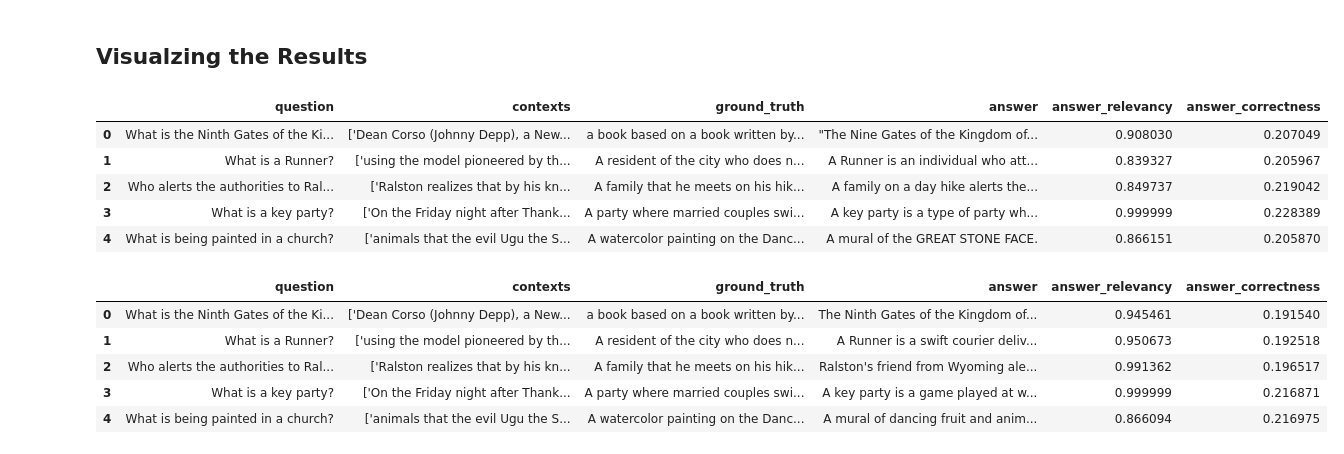
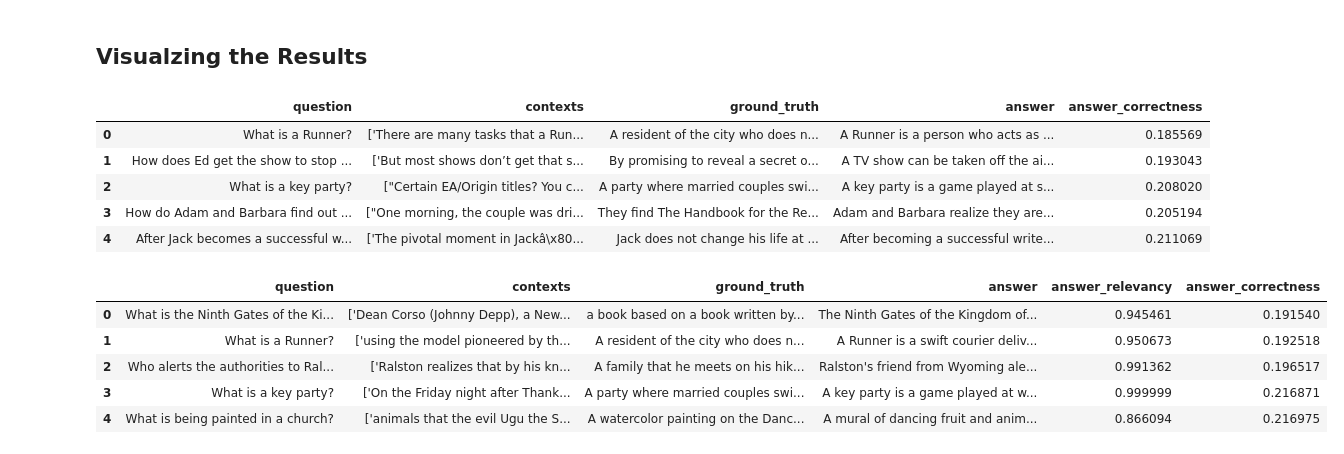
Before and after one commit to KremerML/RAGR2, a Jupyter notebook: notebooks/RAG_initial_exploration.ipynb, the cells around one changed output. Drawn from its saved outputs; the diff is of its cells as text; code cells hidden in the pictures.

```diff
--- a/notebooks/RAG_initial_exploration.ipynb
+++ b/notebooks/RAG_initial_exploration.ipynb
@@ -494,8 +494,10 @@ INFO:httpx:HTTP Request: POST https://api.openai.com/v1/chat/completions "HTTP/1
 # %% [markdown]
 ## Visualzing the Results
 # %%
-ragr2_results = pd.read_csv('../archive/ragas_eval/ragr_long_ans_500_ans_metrics.csv')
+import pandas as pd
+ragr2_results = pd.read_csv('../archive/ragas_eval/ragr_long_ans_500_with_context_ans_metrics.csv')
 original_rag_results = pd.read_csv('../archive/ragas_eval/RAG_long_ans_500_ans_metrics.csv')
+rarr_results = pd.read_csv('../archive/ragas_eval/RARR_long_ans_500_ans_metrics.csv')
 # ragas_answer_correctness = pd.read_csv('../archive/ragas_eval/ragr_ans_correctness_500.csv')
 # ragas_answer_correctness.drop(['contexts','ground_truth', 'answer'], axis=1, inplace=True)
 
@@ -507,14 +509,14 @@ original_rag_results = pd.read_csv('../archive/ragas_eval/RAG_long_ans_500_ans_m
 
 # ragas_results.to_csv('../archive/ragas_eval/all_ragr2_500_qaps.csv')
 # %%
-ragr2_results.head()
+rarr_results.head()
 # %% [output]
-|  | question | contexts | ground_truth | answer | answer_relevancy | answer_correctness |
-| 0 | What is the Ninth Gates of the Ki... | ['Dean Corso (Johnny Depp), a New... | a book based on a book written by... | "The Nine Gates of the Kingdom of... | 0.908030 | 0.207049 |
-| 1 | What is a Runner? | ['using the model pioneered by th... | A resident of the city who does n... | A Runner is an individual who att... | 0.839327 | 0.205967 |
-| 2 | Who alerts the authorities to Ral... | ['Ralston realizes that by his kn... | A family that he meets on his hik... | A family on a day hike alerts the... | 0.849737 | 0.219042 |
-| 3 | What is a key party? | ['On the Friday night after Thank... | A party where married couples swi... | A key party is a type of party wh... | 0.999999 | 0.228389 |
-| 4 | What is being painted in a church? | ['animals that the evil Ugu the S... | A watercolor painting on the Danc... | A mural of the GREAT STONE FACE. | 0.866151 | 0.205870 |
+|  | question | contexts | ground_truth | answer | answer_correctness |
+| 0 | What is a Runner? | ['There are many tasks that a Run... | A resident of the city who does n... | A Runner is a person who acts as ... | 0.185569 |
+| 1 | How does Ed get the show to stop ... | ['But most shows don’t get that s... | By promising to reveal a secret o... | A TV show can be taken off the ai... | 0.193043 |
+| 2 | What is a key party? | ["Certain EA/Origin titles? You c... | A party where married couples swi... | A key party is a game played at s... | 0.208020 |
+| 3 | How do Adam and Barbara find out ... | ["One morning, the couple was dri... | They find The Handbook for the Re... | Adam and Barbara realize they are... | 0.205194 |
+| 4 | After Jack becomes a successful w... | ['The pivotal moment in Jackâ\x80... | Jack does not change his life at ... | After becoming a successful write... | 0.211069 |
 # %%
 original_rag_results.head()
 # %% [output]
```
Also changed, not shown: parts of 9 cells of this notebook.
